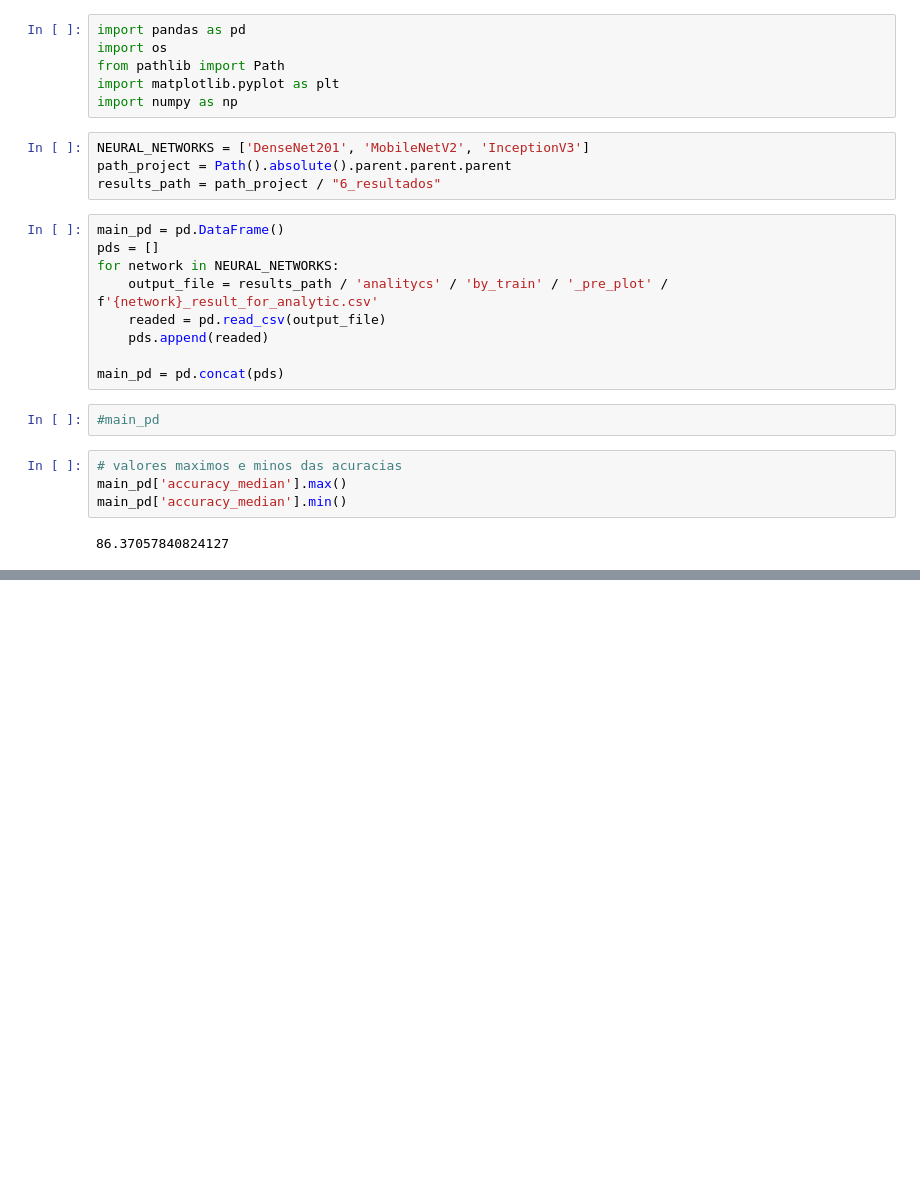
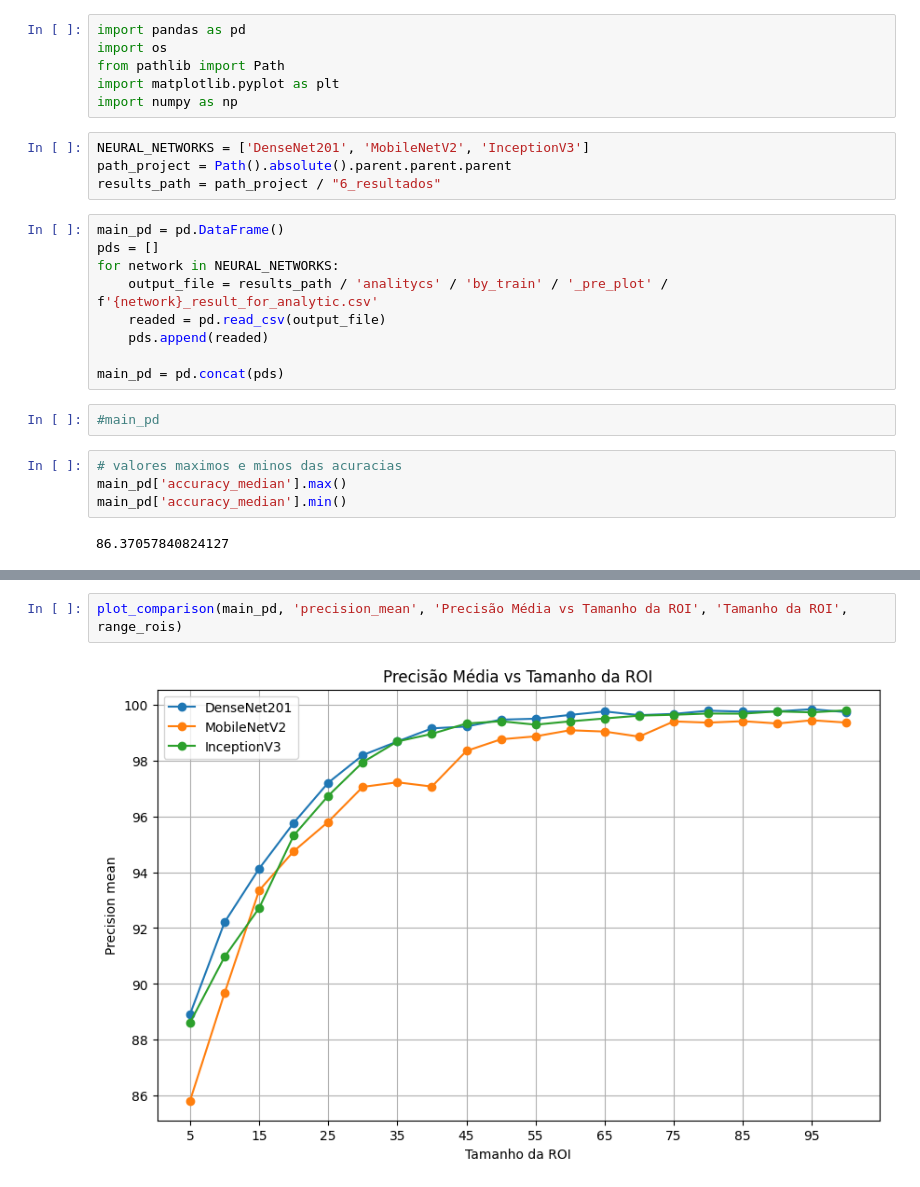
Before and after one commit to williancarddd/malaria-pibiti, a Jupyter notebook: 6_resultados/analitycs/by_train/plot.ipynb, the cells around one changed output, grey strips where cells are left out. Saved outputs shown, nothing was run; the diff lists cells and outputs as text; blank space fills up the shorter version.

```diff
--- a/6_resultados/analitycs/by_train/plot.ipynb
+++ b/6_resultados/analitycs/by_train/plot.ipynb
@@ -221,0 +67,4 @@ plt.show()
+# %%
+plot_comparison(main_pd, 'precision_mean', 'Precisão Média vs Tamanho da ROI', 'Tamanho da ROI', range_rois)
+# %% [output]
+[figure, added]
```
Also changed, not shown: parts of 20 cells of this notebook.
